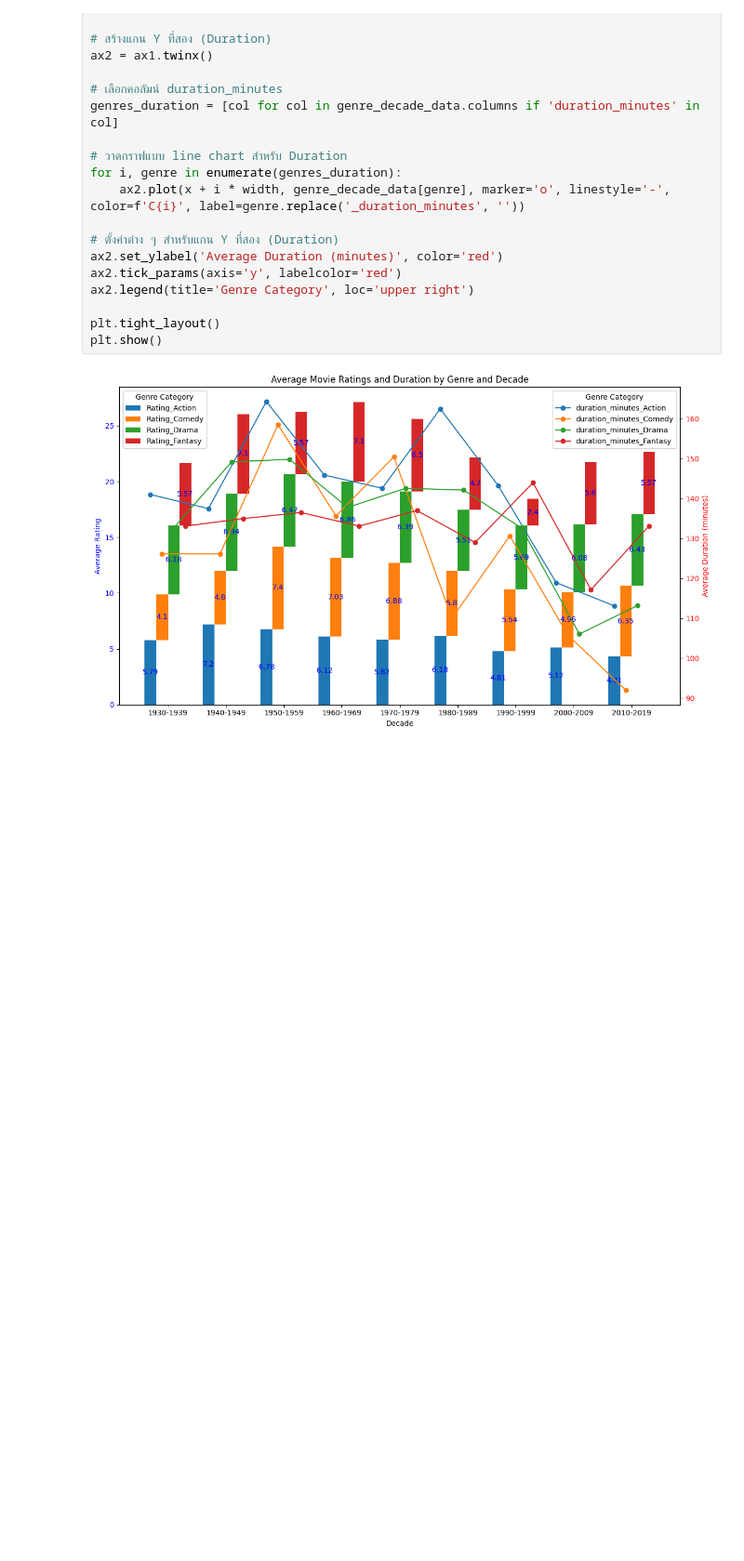
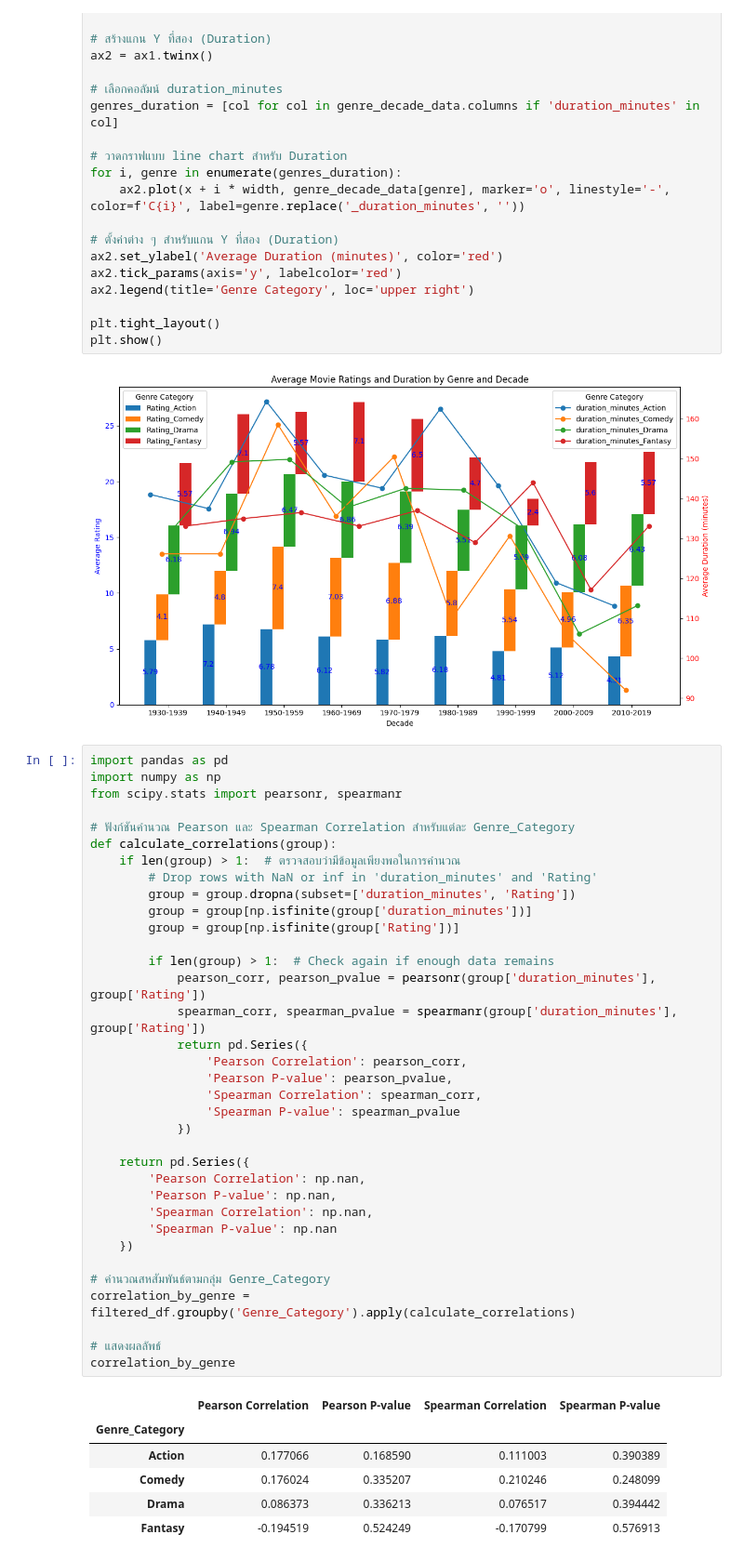
Before and after one commit to pennapha12/Python_dataviz2024, a Jupyter notebook: HW8.ipynb, the cells around one changed output. Shown: that part at 93% size. Drawn from its saved outputs; the diff is of its cells as text; blank space fills up the shorter version.

```diff
--- a/HW8.ipynb
+++ b/HW8.ipynb
@@ -512,3 +526,45 @@ plt.tight_layout()
 plt.show()
 # %% [output]
 [figure]
+# %%
+import pandas as pd
+import numpy as np
+from scipy.stats import pearsonr, spearmanr
+
+# ฟังก์ชันคำนวณ Pearson และ Spearman Correlation สำหรับแต่ละ Genre_Category
+def calculate_correlations(group):
+    if len(group) > 1:  # ตรวจสอบว่ามีข้อมูลเพียงพอในการคำนวณ
+        # Drop rows with NaN or inf in 'duration_minutes' and 'Rating'
+        group = group.dropna(subset=['duration_minutes', 'Rating'])
+        group = group[np.isfinite(group['duration_minutes'])]
+        group = group[np.isfinite(group['Rating'])]
+
+        if len(group) > 1:  # Check again if enough data remains
+            pearson_corr, pearson_pvalue = pearsonr(group['duration_minutes'], group['Rating'])
+            spearman_corr, spearman_pvalue = spearmanr(group['duration_minutes'], group['Rating'])
+            return pd.Series({
+                'Pearson Correlation': pearson_corr,
+                'Pearson P-value': pearson_pvalue,
+                'Spearman Correlation': spearman_corr,
+                'Spearman P-value': spearman_pvalue
+            })
+
+    return pd.Series({
+        'Pearson Correlation': np.nan,
+        'Pearson P-value': np.nan,
+        'Spearman Correlation': np.nan,
+        'Spearman P-value': np.nan
+    })
+
+# คำนวณสหสัมพันธ์ตามกลุ่ม Genre_Category
+correlation_by_genre = filtered_df.groupby('Genre_Category').apply(calculate_correlations)
+
+# แสดงผลลัพธ์
+correlation_by_genre
+# %% [output]
+|  | Pearson Correlation | Pearson P-value | Spearman Correlation | Spearman P-value |
+| Genre_Category |  |  |  |  |
+| Action | 0.177066 | 0.168590 | 0.111003 | 0.390389 |
+| Comedy | 0.176024 | 0.335207 | 0.210246 | 0.248099 |
+| Drama | 0.086373 | 0.336213 | 0.076517 | 0.394442 |
+| Fantasy | -0.194519 | 0.524249 | -0.170799 | 0.576913 |
```
Also changed, not shown: parts of 8 cells of this notebook.
